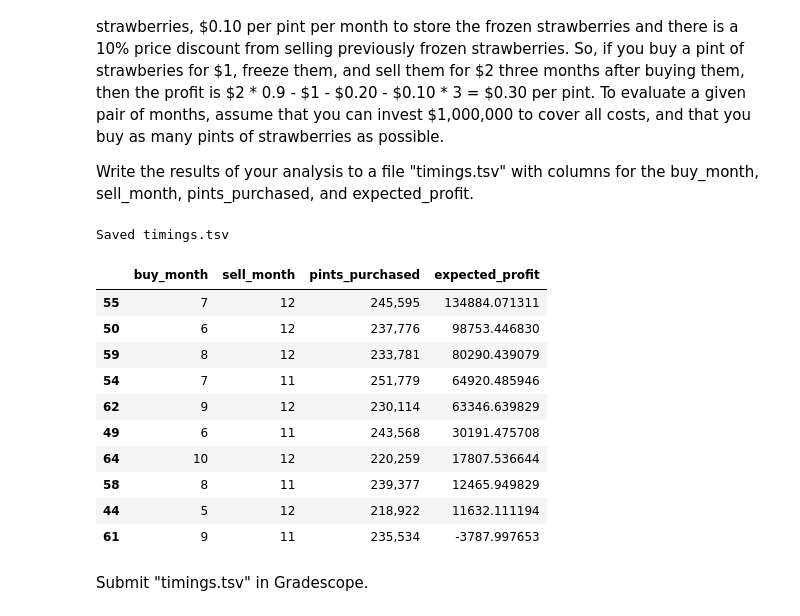
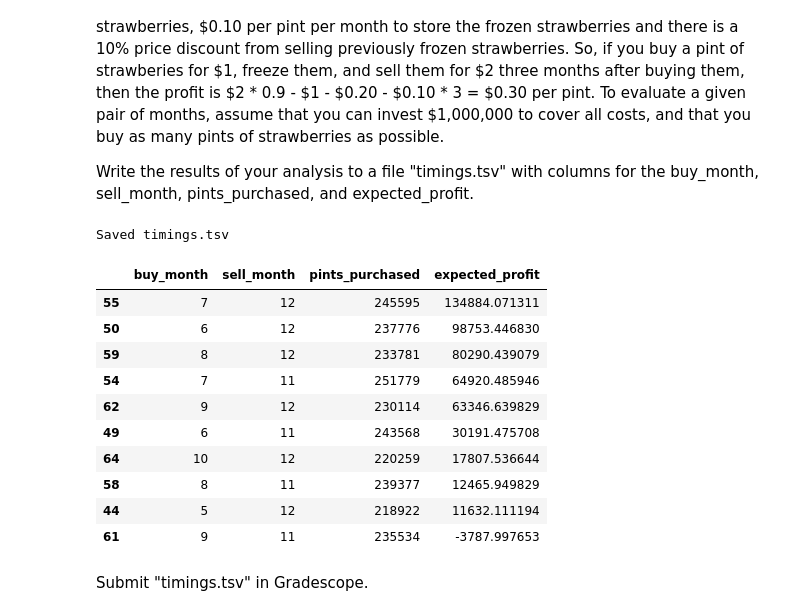
Before and after one commit to acasas11/dx704-project-02, a Jupyter notebook: project.ipynb, the cells around one changed output. Drawn from its saved outputs; the diff is of its cells as text; code cells hidden in the pictures.

```diff
--- a/project.ipynb
+++ b/project.ipynb
@@ -291,46 +288,45 @@ for buy_m in range(1, 13):
 
         Pb = float(price_by_month[buy_m])
         Ps = float(price_by_month[sell_m])
         sell_net = (1.0 - DISCOUNT) * Ps
         per_pint_profit = sell_net - Pb - FREEZE_COST - STORAGE_COST_PER_MONTH * hold
 
         per_pint_outlay = Pb + FREEZE_COST + STORAGE_COST_PER_MONTH * hold
         if per_pint_outlay <= 0:
             pints = 0
         else:
             pints = int(BUDGET // per_pint_outlay)
 
         expected_profit = per_pint_profit * pints
 
         rows.append({
     "buy_month": buy_m,
     "sell_month": sell_m,
-    "pints_purchased": f"{int(pints):,}",
+    "pints_purchased": int(pints),  # ← CORRECT: keep as integer
     "expected_profit": expected_profit
 })
 
 timings = pd.DataFrame(rows).sort_values(
     ["expected_profit", "buy_month", "sell_month"], ascending=[False, True, True]
 )
 
-timings["pints_purchased"] = timings["pints_purchased"].astype(str)
+timings.to_csv("timings.tsv", sep="\t", index=False)
 
-timings.to_csv("timings.tsv", sep="\t", index=False, quoting=csv.QUOTE_ALL)
 print("Saved timings.tsv")
 display(timings.head(10))
 # %% [output]
 Saved timings.tsv
 |  | buy_month | sell_month | pints_purchased | expected_profit |
-| 55 | 7 | 12 | 245,595 | 134884.071311 |
-| 50 | 6 | 12 | 237,776 | 98753.446830 |
-| 59 | 8 | 12 | 233,781 | 80290.439079 |
-| 54 | 7 | 11 | 251,779 | 64920.485946 |
-| 62 | 9 | 12 | 230,114 | 63346.639829 |
-| 49 | 6 | 11 | 243,568 | 30191.475708 |
-| 64 | 10 | 12 | 220,259 | 17807.536644 |
-| 58 | 8 | 11 | 239,377 | 12465.949829 |
-| 44 | 5 | 12 | 218,922 | 11632.111194 |
-| 61 | 9 | 11 | 235,534 | -3787.997653 |
+| 55 | 7 | 12 | 245595 | 134884.071311 |
+| 50 | 6 | 12 | 237776 | 98753.446830 |
+| 59 | 8 | 12 | 233781 | 80290.439079 |
+| 54 | 7 | 11 | 251779 | 64920.485946 |
+| 62 | 9 | 12 | 230114 | 63346.639829 |
+| 49 | 6 | 11 | 243568 | 30191.475708 |
+| 64 | 10 | 12 | 220259 | 17807.536644 |
+| 58 | 8 | 11 | 239377 | 12465.949829 |
+| 44 | 5 | 12 | 218922 | 11632.111194 |
+| 61 | 9 | 11 | 235534 | -3787.997653 |
 # %% [markdown]
 Submit "timings.tsv" in Gradescope.
 # %% [markdown]
```
Also changed, not shown: parts of 2 cells of this notebook, 1 other file.
